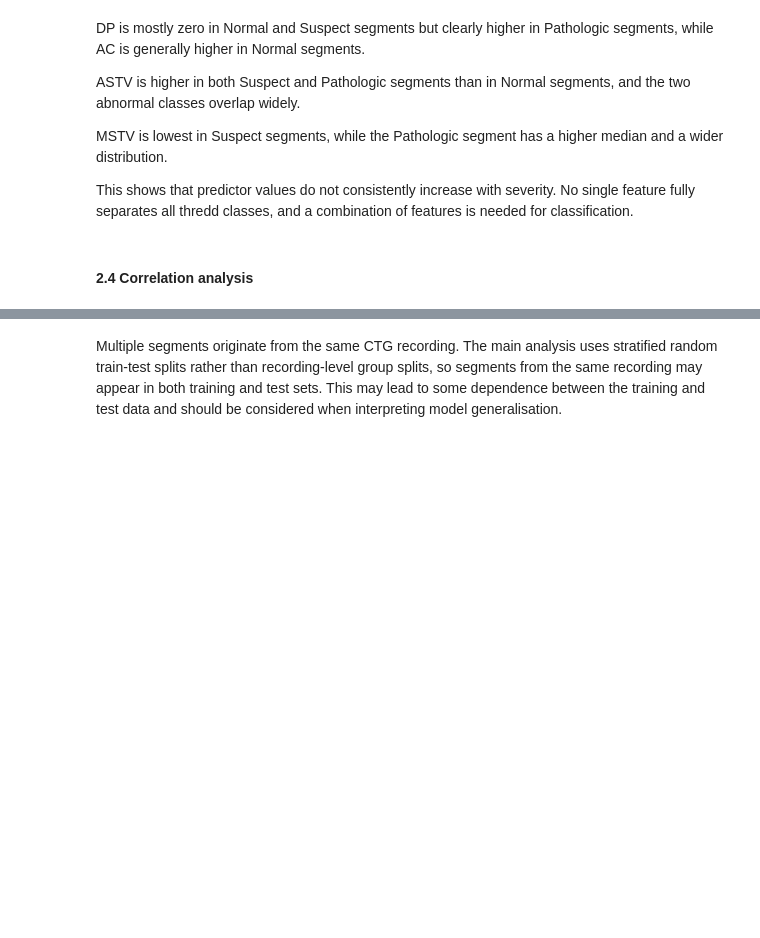
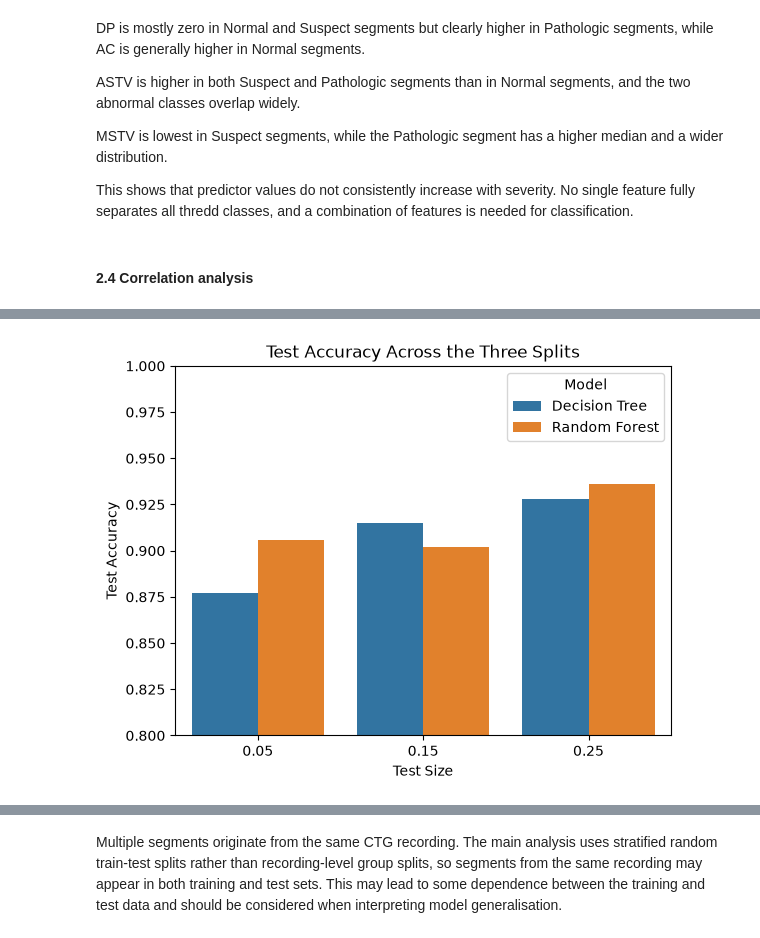
Before and after one commit to JingliangCCT/Machine-Learning-CA1, a Jupyter notebook: Jingliang_ML_HDipData_CA1.ipynb, the cells around one changed output, grey strips where cells are left out. Cells and saved outputs as stored; diff of their text form; code cells hidden in the pictures; blank space fills up the shorter version.

```diff
--- a/Jingliang_ML_HDipData_CA1.ipynb
+++ b/Jingliang_ML_HDipData_CA1.ipynb
@@ -488,0 +563,37 @@ This shows that predictor values do not consistently increase with severity. No
+# %%
+results = []
+
+for size in test_sizes:
+    (X_train, X_test, y_train, y_test) = splits[size]
+
+    for name, model in [('Decision Tree', dt), ('Random Forest', rf)]:
+
+        # 5-fold cross-validation
+        cv_scores = cross_val_score(
+        model, X_train, y_train,
+        cv=5,
+        scoring='accuracy'
+        )
+
+        # Train the model
+        model.fit(X_train, y_train)
+
+        # Evaluate on both training and test sets
+        train_acc = model.score(X_train, y_train)
+        test_acc = model.score(X_test, y_test)
+
+        results.append([
+            size, name,
+            cv_scores.mean(),
+            cv_scores.std(),
+            train_acc,
+            test_acc
+        ])
+# %%
+
+cv_results = pd.DataFrame(
+    results,
+    columns=['Test Size', 'Model', 'CV Mean Accuracy', 'CV Std', 'Train Accuracy', 'Test Accuracy']
+).round(3)
+
+cv_results
@@ -488,0 +608,7 @@ This shows that predictor values do not consistently increase with severity. No
+# %%
+sns.barplot(data=cv_results, x='Test Size', y='Test Accuracy', hue='Model')
+plt.ylim(0.8, 1.0)
+plt.title('Test Accuracy Across the Three Splits')
+plt.show()
+# %% [output]
+[figure, added]
```
Also changed, not shown: parts of 25 cells of this notebook.
